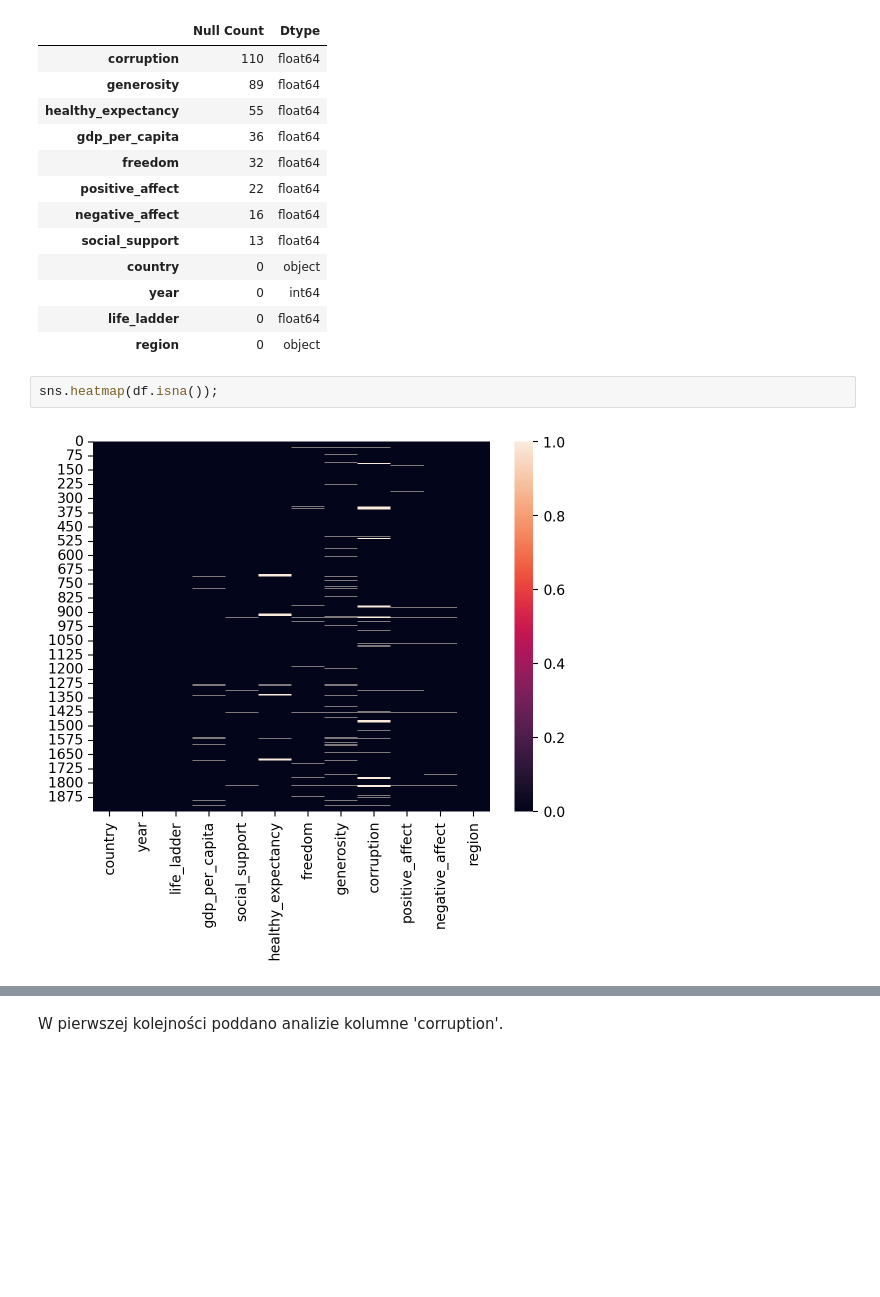
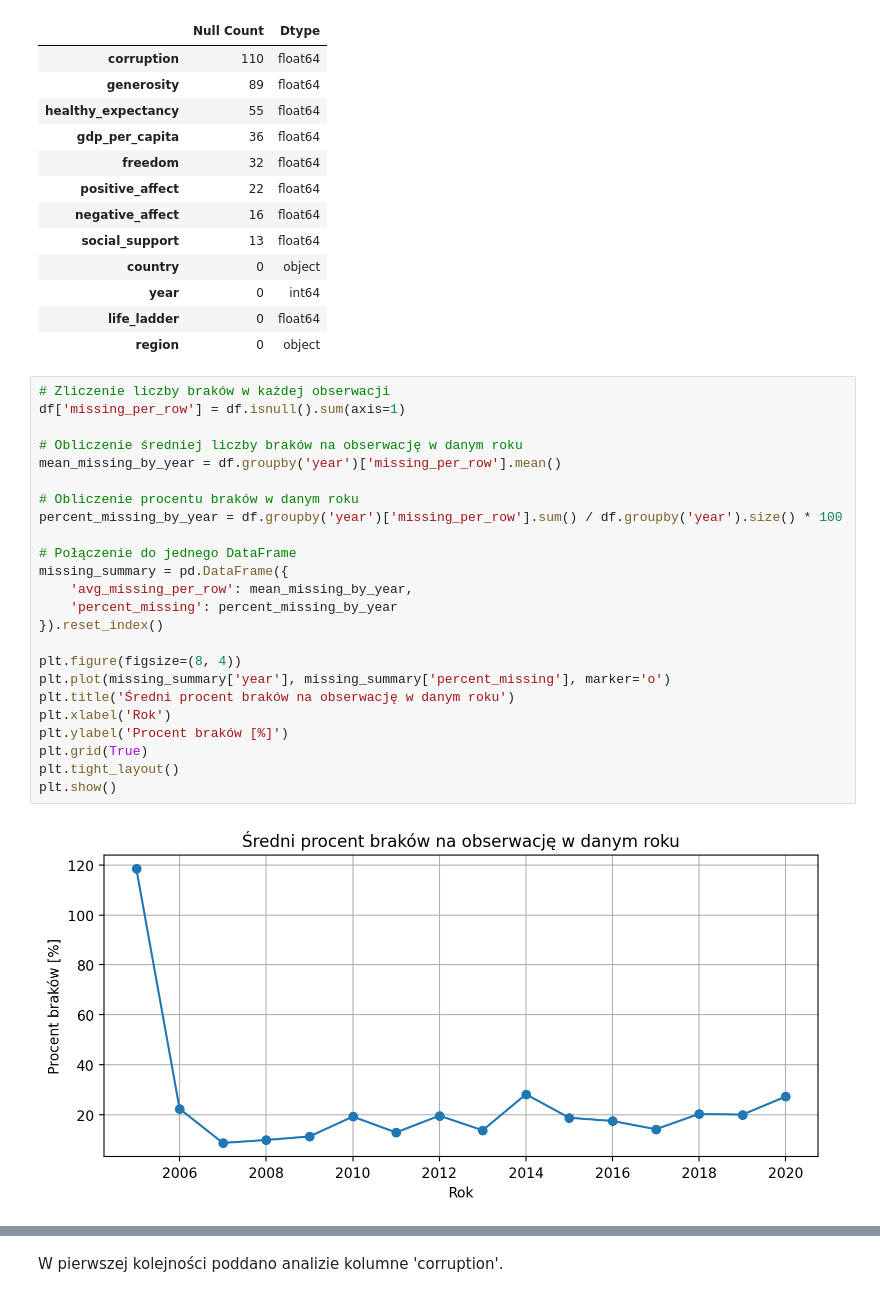
Before and after one commit to lukaszkortals/sad_proj, a Jupyter notebook: notebooks/01_wprowadzenie_i_czyszczenie.ipynb, the cells around one changed output, grey strips where cells are left out. Cells and saved outputs as stored; diff of their text form; blank space fills up the shorter version.

```diff
--- a/notebooks/01_wprowadzenie_i_czyszczenie.ipynb
+++ b/notebooks/01_wprowadzenie_i_czyszczenie.ipynb
@@ -91,7 +84,29 @@ df_summary
 | year | 0 | int64 |
 | life_ladder | 0 | float64 |
 | region | 0 | object |
-# %%
-sns.heatmap(df.isna());
-# %% [output]
-[figure, removed]
+# %%
+# Zliczenie liczby braków w każdej obserwacji
+df['missing_per_row'] = df.isnull().sum(axis=1)
+
+# Obliczenie średniej liczby braków na obserwację w danym roku
+mean_missing_by_year = df.groupby('year')['missing_per_row'].mean()
+
+# Obliczenie procentu braków w danym roku
+percent_missing_by_year = df.groupby('year')['missing_per_row'].sum() / df.groupby('year').size() * 100
+
+# Połączenie do jednego DataFrame
+missing_summary = pd.DataFrame({
+    'avg_missing_per_row': mean_missing_by_year,
+    'percent_missing': percent_missing_by_year
+}).reset_index()
+
+plt.figure(figsize=(8, 4))
+plt.plot(missing_summary['year'], missing_summary['percent_missing'], marker='o')
+plt.title('Średni procent braków na obserwację w danym roku')
+plt.xlabel('Rok')
+plt.ylabel('Procent braków [%]')
+plt.grid(True)
+plt.tight_layout()
+plt.show()
+# %% [output]
+[figure, added]
```
Also changed, not shown: parts of 34 cells of this notebook, 1 other file.
